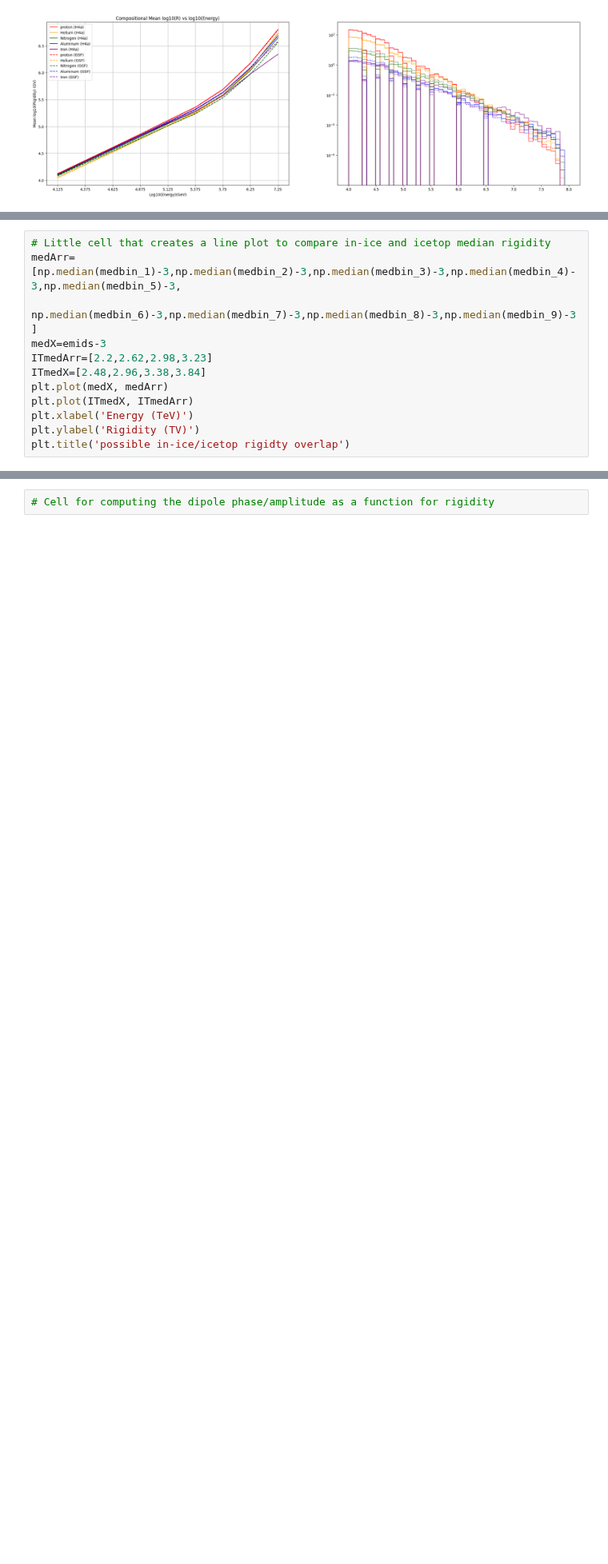
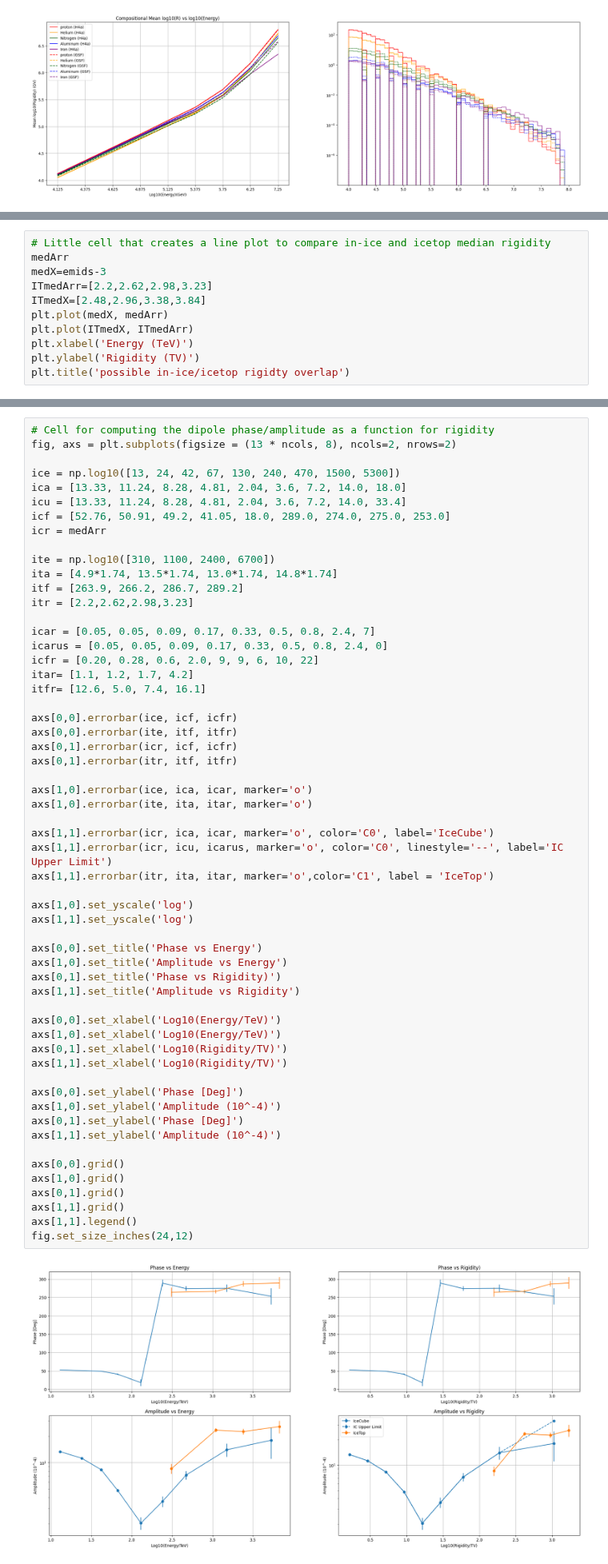
Before and after one commit to fmcnallyi3/it_anisotropy, a Jupyter notebook: rigidity/reco_energy.ipynb, the cells around one changed output, grey strips where cells are left out. Shown at 80% size. Saved outputs shown, nothing was run; the diff lists cells and outputs as text; blank space fills up the shorter version.

```diff
--- a/rigidity/reco_energy.ipynb
+++ b/rigidity/reco_energy.ipynb
@@ -396,8 +433,7 @@ median LogR(7.25 logE bin): 6.02 GV
 [figure]
 # %%
 # Little cell that creates a line plot to compare in-ice and icetop median rigidity
-medArr=[np.median(medbin_1)-3,np.median(medbin_2)-3,np.median(medbin_3)-3,np.median(medbin_4)-3,np.median(medbin_5)-3,
-        np.median(medbin_6)-3,np.median(medbin_7)-3,np.median(medbin_8)-3,np.median(medbin_9)-3]
+medArr
 medX=emids-3
 ITmedArr=[2.2,2.62,2.98,3.23]
 ITmedX=[2.48,2.96,3.38,3.84]
@@ -411,3 +447,60 @@ Text(0.5, 1.0, 'possible in-ice/icetop rigidty overlap')
 [figure]
 # %%
 # Cell for computing the dipole phase/amplitude as a function for rigidity
+fig, axs = plt.subplots(figsize = (13 * ncols, 8), ncols=2, nrows=2)
+
+ice = np.log10([13, 24, 42, 67, 130, 240, 470, 1500, 5300])
+ica = [13.33, 11.24, 8.28, 4.81, 2.04, 3.6, 7.2, 14.0, 18.0]
+icu = [13.33, 11.24, 8.28, 4.81, 2.04, 3.6, 7.2, 14.0, 33.4]
+icf = [52.76, 50.91, 49.2, 41.05, 18.0, 289.0, 274.0, 275.0, 253.0]
+icr = medArr
+
+ite = np.log10([310, 1100, 2400, 6700])
+ita = [4.9*1.74, 13.5*1.74, 13.0*1.74, 14.8*1.74]
+itf = [263.9, 266.2, 286.7, 289.2]
+itr = [2.2,2.62,2.98,3.23]
+
+icar = [0.05, 0.05, 0.09, 0.17, 0.33, 0.5, 0.8, 2.4, 7]
+icarus = [0.05, 0.05, 0.09, 0.17, 0.33, 0.5, 0.8, 2.4, 0]
+icfr = [0.20, 0.28, 0.6, 2.0, 9, 9, 6, 10, 22]
+itar= [1.1, 1.2, 1.7, 4.2]
+itfr= [12.6, 5.0, 7.4, 16.1]
+
+axs[0,0].errorbar(ice, icf, icfr)
+axs[0,0].errorbar(ite, itf, itfr)
+axs[0,1].errorbar(icr, icf, icfr)
+axs[0,1].errorbar(itr, itf, itfr)
+
+axs[1,0].errorbar(ice, ica, icar, marker='o')
+axs[1,0].errorbar(ite, ita, itar, marker='o')
+
+axs[1,1].errorbar(icr, ica, icar, marker='o', color='C0', label='IceCube')
+axs[1,1].errorbar(icr, icu, icarus, marker='o', color='C0', linestyle='--', label='IC Upper Limit')
+axs[1,1].errorbar(itr, ita, itar, marker='o',color='C1', label = 'IceTop')
+
+axs[1,0].set_yscale('log')
+axs[1,1].set_yscale('log')
+
+axs[0,0].set_title('Phase vs Energy')
+axs[1,0].set_title('Amplitude vs Energy')
+axs[0,1].set_title('Phase vs Rigidity)')
+axs[1,1].set_title('Amplitude vs Rigidity')
+
+axs[0,0].set_xlabel('Log10(Energy/TeV)')
+axs[1,0].set_xlabel('Log10(Energy/TeV)')
+axs[0,1].set_xlabel('Log10(Rigidity/TV)')
+axs[1,1].set_xlabel('Log10(Rigidity/TV)')
+
+axs[0,0].set_ylabel('Phase [Deg]')
+axs[1,0].set_ylabel('Amplitude (10^-4)')
+axs[0,1].set_ylabel('Phase [Deg]')
+axs[1,1].set_ylabel('Amplitude (10^-4)')
+
+axs[0,0].grid()
+axs[1,0].grid()
+axs[0,1].grid()
+axs[1,1].grid()
+axs[1,1].legend()
+fig.set_size_inches(24,12)
+# %% [output]
+[figure, added]
```
Also changed, not shown: parts of 2 cells of this notebook.
